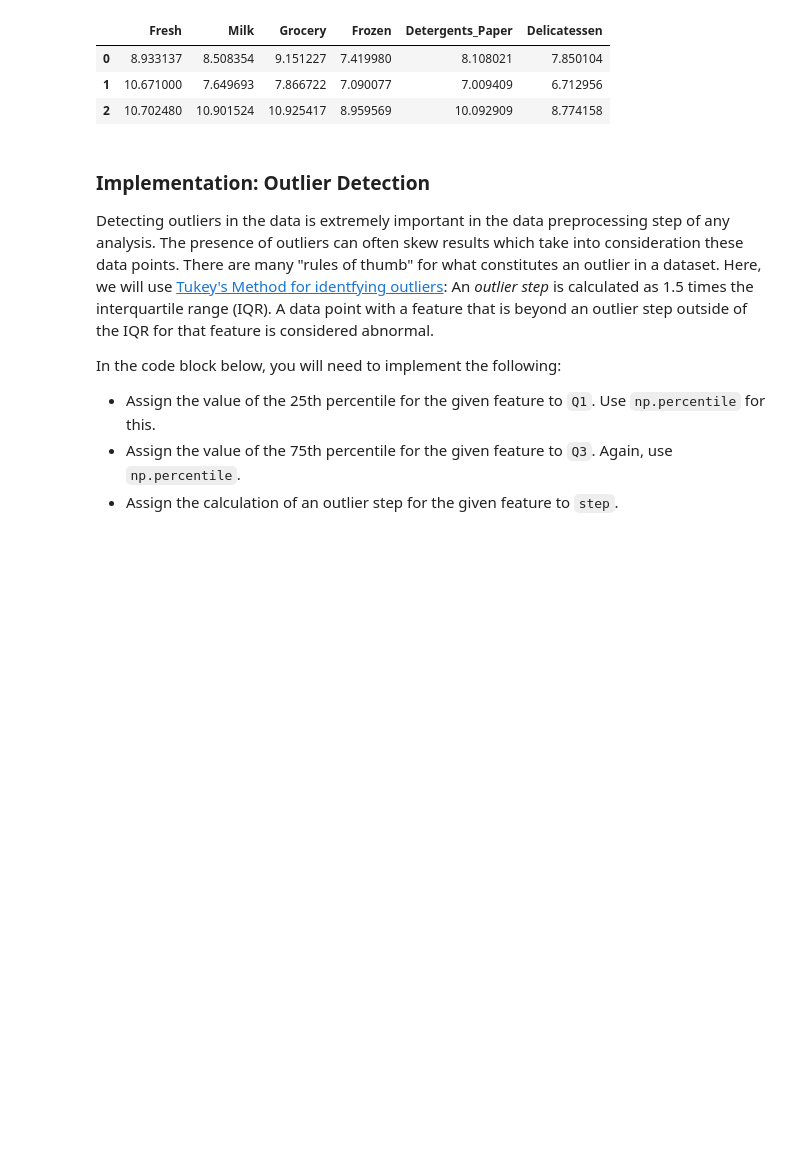
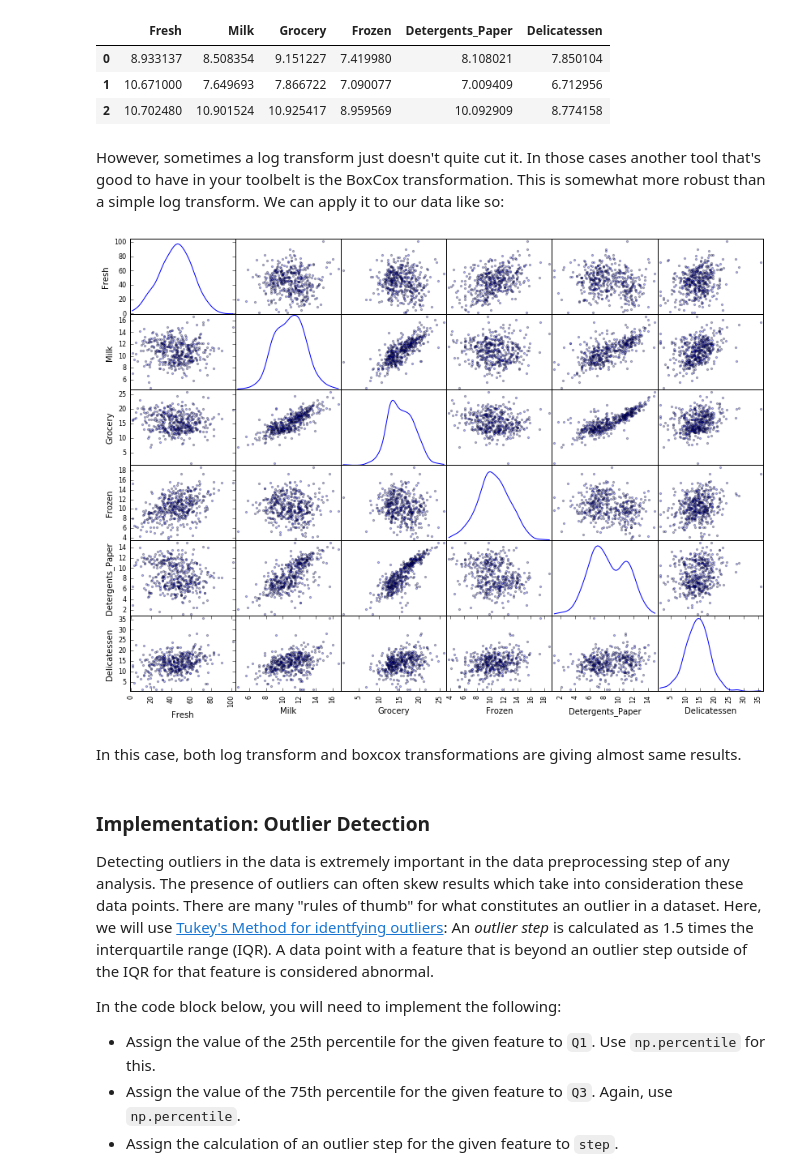
Before and after one commit to bhaskarjitsarmah/customer_segments, a Jupyter notebook: customer_segments.ipynb, the cells around one changed output. Drawn from its saved outputs; the diff is of its cells as text; code cells hidden in the pictures; blank space fills up the shorter version.

```diff
--- a/customer_segments.ipynb
+++ b/customer_segments.ipynb
@@ -199,6 +199,17 @@ display(log_samples)
 | 0 | 8.933137 | 8.508354 | 9.151227 | 7.419980 | 8.108021 | 7.850104 |
 | 1 | 10.671000 | 7.649693 | 7.866722 | 7.090077 | 7.009409 | 6.712956 |
 | 2 | 10.702480 | 10.901524 | 10.925417 | 8.959569 | 10.092909 | 8.774158 |
+# %% [markdown]
+However, sometimes a log transform just doesn't quite cut it. In those cases another tool that's good to have in your toolbelt is the BoxCox transformation. This is somewhat more robust than a simple log transform.
+We can apply it to our data like so:
+# %%
+from scipy.stats import boxcox
+boxcox_data = data.apply(lambda x: boxcox(x)[0])
+pd.scatter_matrix(boxcox_data, alpha = 0.3, figsize = (14,10), diagonal = 'kde');
+# %% [output]
+[figure, added]
+# %% [markdown]
+In this case, both log transform and boxcox transformations are giving almost same results.
 # %% [markdown]
 ### Implementation: Outlier Detection
 Detecting outliers in the data is extremely important in the data preprocessing step of any analysis. The presence of outliers can often skew results which take into consideration these data points. There are many "rules of thumb" for what constitutes an outlier in a dataset. Here, we will use [Tukey's Method for identfying outliers](http://datapigtechnologies.com/blog/index.php/highlighting-outliers-in-your-data-with-the-tukey-method/): An *outlier step* is calculated as 1.5 times the interquartile range (IQR). A data point with a feature that is beyond an outlier step outside of the IQR for that feature is considered abnormal.
```
Also changed, not shown: parts of 21 cells of this notebook.
